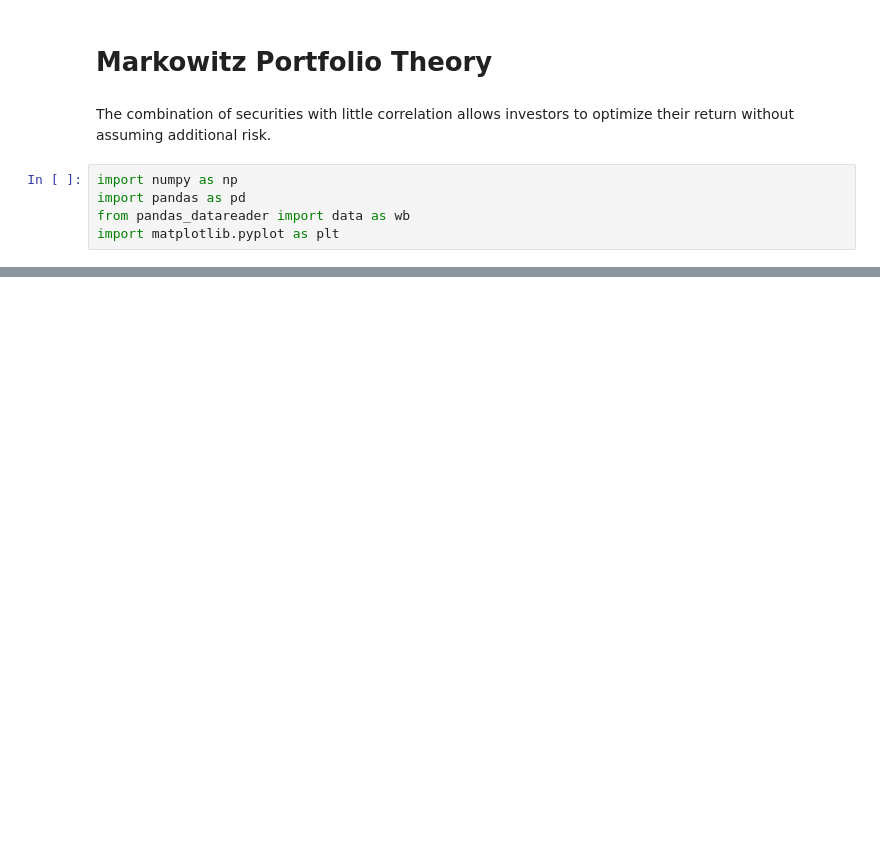
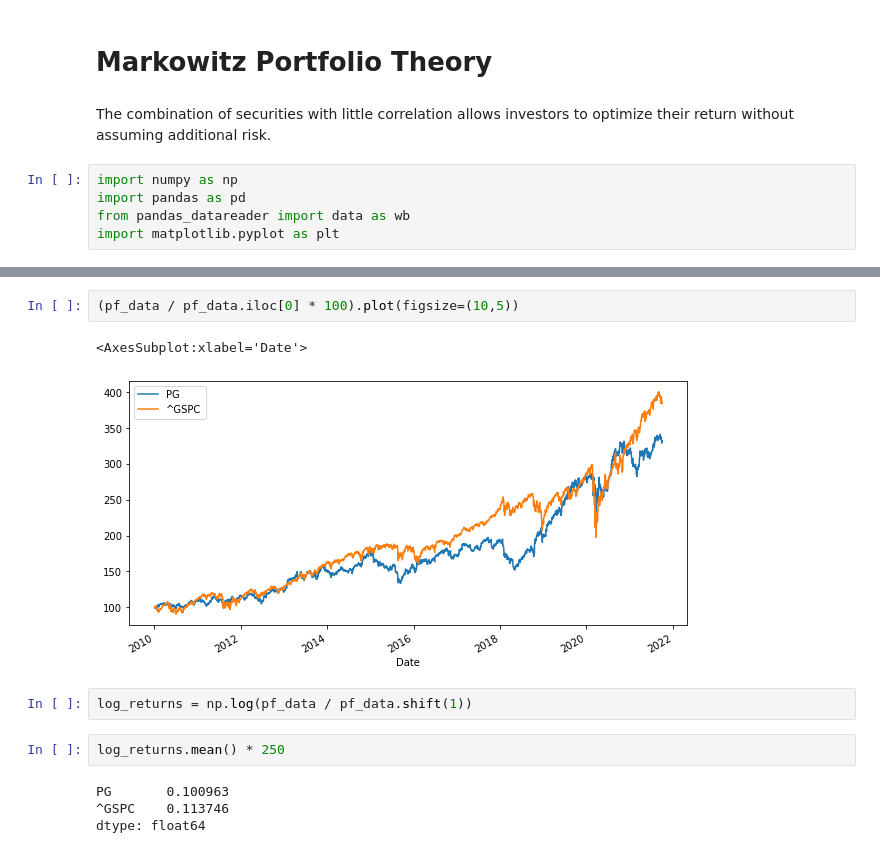
Before and after one commit to jaredwilliam/python_for_finance, a Jupyter notebook: 05 Markowitz Portfolio Optimization.ipynb, the cells around one changed output, grey strips where cells are left out. Cells and saved outputs as stored; diff of their text form; blank space fills up the shorter version.

```diff
--- a/05 Markowitz Portfolio Optimization.ipynb
+++ b/05 Markowitz Portfolio Optimization.ipynb
@@ -19,0 +26,13 @@ b'<!DOCTYPE html>\n  <html lang="en-us"><head>\n  <meta http-equiv="content-type
+# %%
+(pf_data / pf_data.iloc[0] * 100).plot(figsize=(10,5))
+# %% [output]
+<AxesSubplot:xlabel='Date'>
+[figure, added]
+# %%
+log_returns = np.log(pf_data / pf_data.shift(1))
+# %%
+log_returns.mean() * 250
+# %% [output]
+PG       0.100963
+^GSPC    0.113746
+dtype: float64
```
Also changed, not shown: parts of 22 cells of this notebook, 1 other file.
